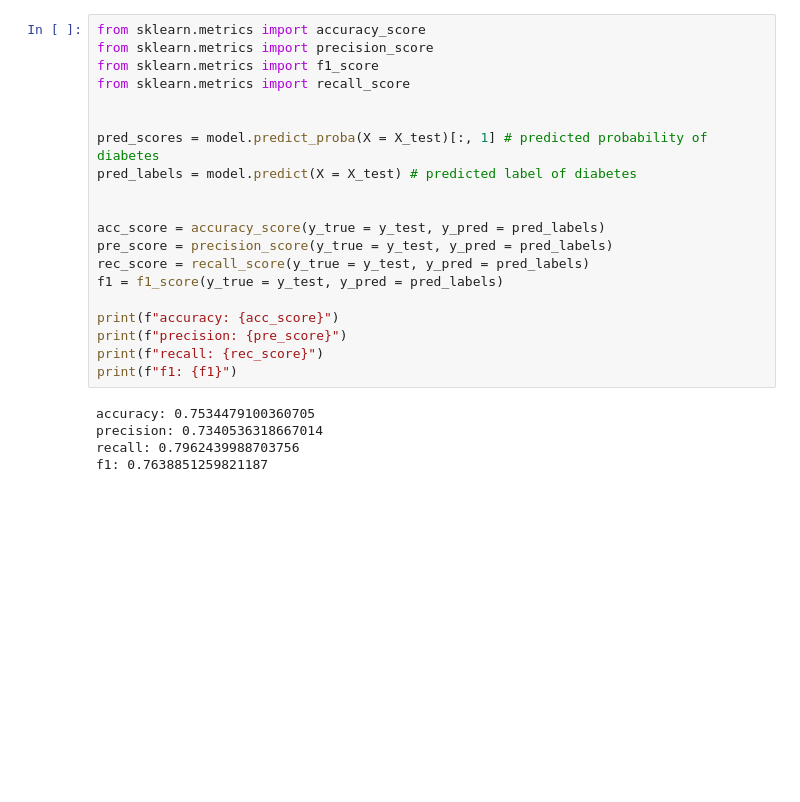
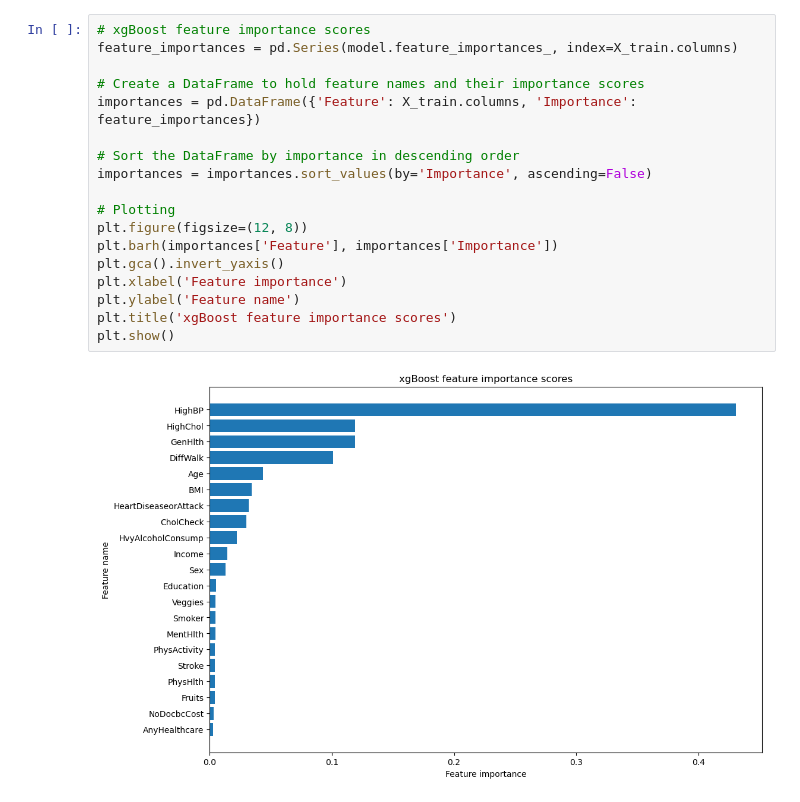
Before and after one commit to jonathantlu/ecs171-group17, a Jupyter notebook: xgBoost.ipynb, the cells around one changed output. Saved outputs shown, nothing was run; the diff lists cells and outputs as text; blank space fills up the shorter version.

Commit message:
added confusion matrix and feature importance

```diff
--- a/xgBoost.ipynb
+++ b/xgBoost.ipynb
@@ -100,28 +116,23 @@ print(classification_report(y_test, model_pred))
     accuracy                           0.75     14139
    macro avg       0.76      0.75      0.75     14139
 weighted avg       0.76      0.75      0.75     14139
-# %%
-from sklearn.metrics import accuracy_score
-from sklearn.metrics import precision_score
-from sklearn.metrics import f1_score
-from sklearn.metrics import recall_score
-
-
-pred_scores = model.predict_proba(X = X_test)[:, 1] # predicted probability of diabetes
-pred_labels = model.predict(X = X_test) # predicted label of diabetes
-
-
-acc_score = accuracy_score(y_true = y_test, y_pred = pred_labels)
-pre_score = precision_score(y_true = y_test, y_pred = pred_labels)
-rec_score = recall_score(y_true = y_test, y_pred = pred_labels)
-f1 = f1_score(y_true = y_test, y_pred = pred_labels)
-
-print(f"accuracy: {acc_score}")
-print(f"precision: {pre_score}")
-print(f"recall: {rec_score}")
-print(f"f1: {f1}")
-# %% [output]
-accuracy: 0.7534479100360705
-precision: 0.7340536318667014
-recall: 0.7962439988703756
-f1: 0.7638851259821187
+# %%
+# xgBoost feature importance scores
+feature_importances = pd.Series(model.feature_importances_, index=X_train.columns)
+
+# Create a DataFrame to hold feature names and their importance scores
+importances = pd.DataFrame({'Feature': X_train.columns, 'Importance': feature_importances})
+
+# Sort the DataFrame by importance in descending order
+importances = importances.sort_values(by='Importance', ascending=False)
+
+# Plotting
+plt.figure(figsize=(12, 8))
+plt.barh(importances['Feature'], importances['Importance'])
+plt.gca().invert_yaxis()
+plt.xlabel('Feature importance')
+plt.ylabel('Feature name')
+plt.title('xgBoost feature importance scores')
+plt.show()
+# %% [output]
+[figure, added]
```
Also changed, not shown: parts of 9 cells of this notebook.
